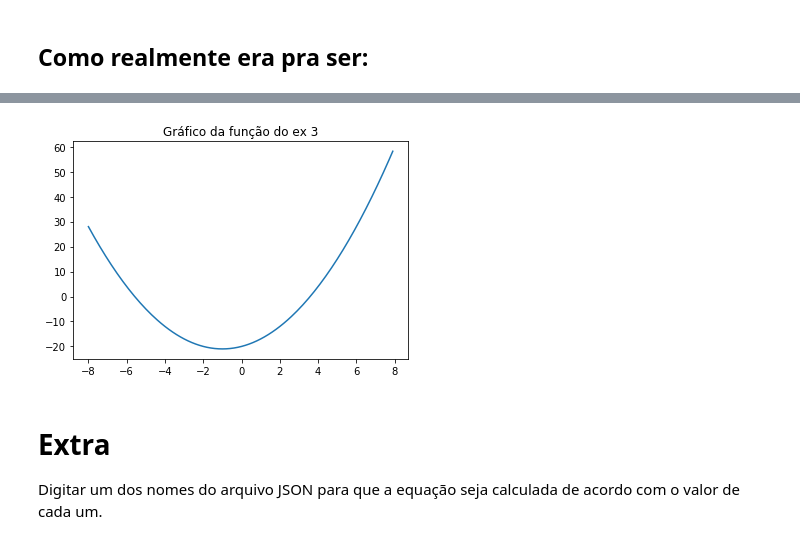
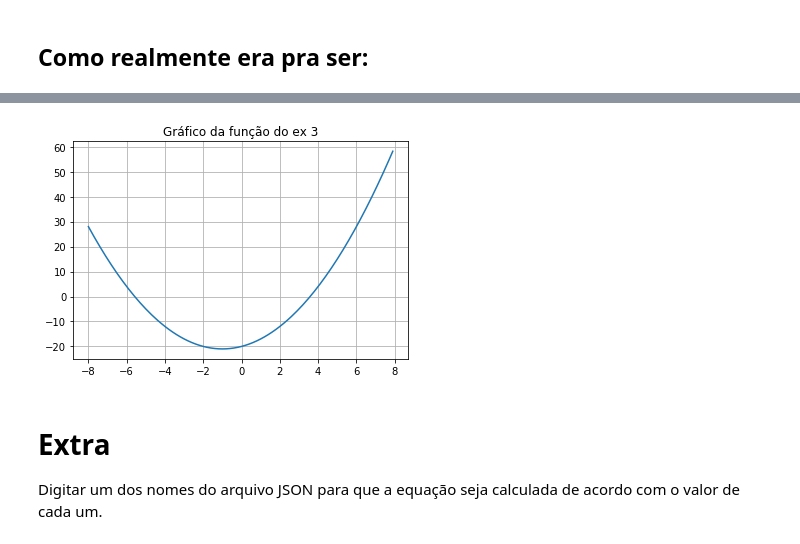
Before and after one commit to alexiagabrielly/python-watson-studio, a Jupyter notebook: desafio.ipynb, the cells around one changed output, grey strips where cells are left out. Cells and saved outputs as stored; diff of their text form; code cells hidden in the pictures.

```diff
--- a/desafio.ipynb
+++ b/desafio.ipynb
@@ -221,15 +232,16 @@ Parabéns, você acertou!
 # %%
 import numpy as np
 import matplotlib.pyplot as plt
 
 x = np.arange(-8, 8, 0.1)
 y = x*x + 2*x - 20
 plt.title("Gráfico da função do ex 3")
+plt.grid(True)
 
 plt.plot(x, y)
 plt.show()
 # %% [output]
-[figure, old version]
+[figure, new version]
 # %% [markdown]
 # Extra
 
```
Also changed, not shown: parts of 2 cells of this notebook.
